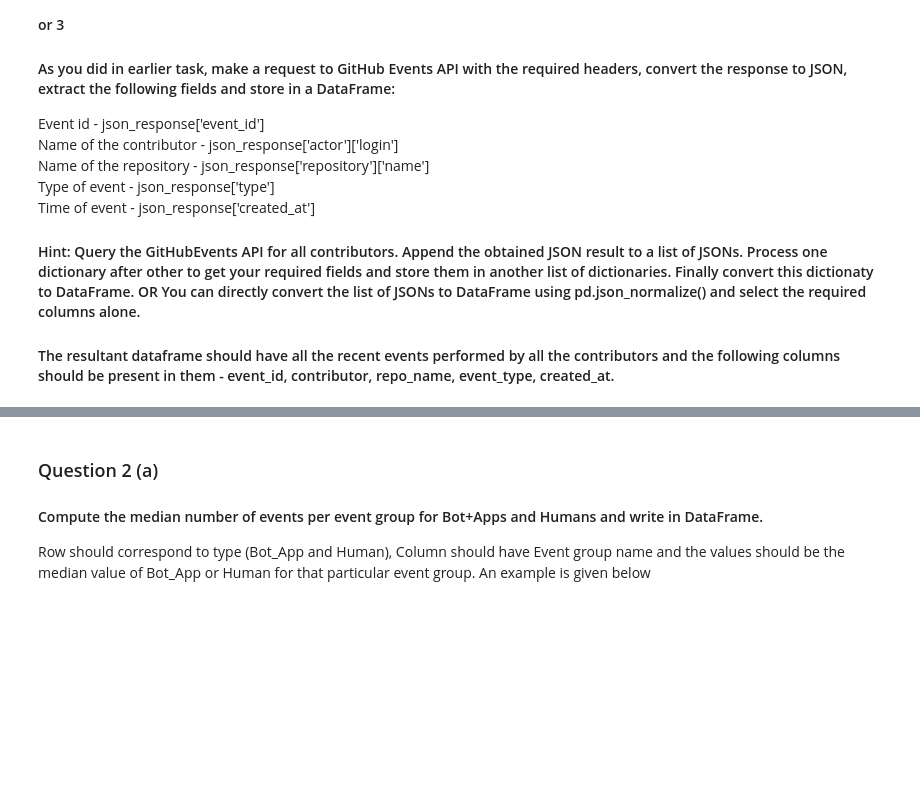
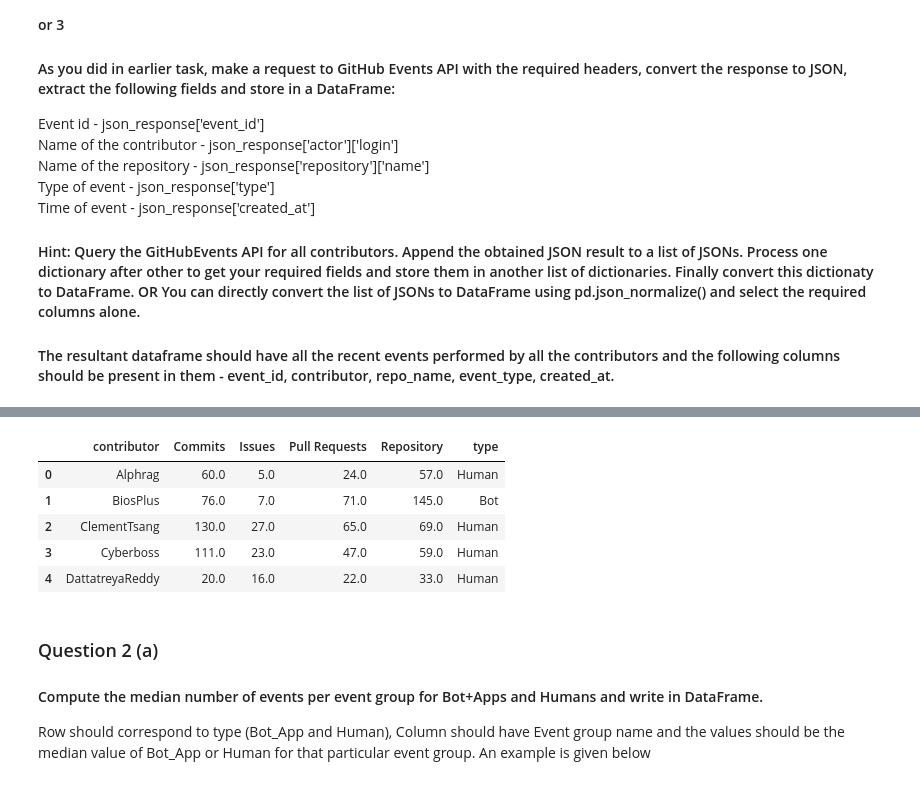
Before and after one commit to VionFrancois/Software_Evolution_TP3_2024, a Jupyter notebook: TP3_template.ipynb, the cells around one changed output, grey strips where cells are left out. Cells and saved outputs as stored; diff of their text form; code cells hidden in the pictures; blank space fills up the shorter version.

```diff
--- a/TP3_template.ipynb
+++ b/TP3_template.ipynb
@@ -416,2 +465,14 @@ repo_group = ['CreateEvent', 'DeleteEvent', 'ForkEvent', 'GollumEvent', 'MemberE
 # %%
 # YOUR CODE BELOW
+grouped_df = events_df.groupby(['contributor', 'event_group']).size().reset_index(name='event_count')
+grouped_events = grouped_df
+pivot_table = grouped_events.pivot(index='contributor', columns='event_group', values='event_count').fillna(0)
+final_df = pd.merge(pivot_table, df[['contributor', 'type']], on='contributor', how='left')
+final_df.head()
+# %% [output]
+|  | contributor | Commits | Issues | Pull Requests | Repository | type |
+| 0 | Alphrag | 60.0 | 5.0 | 24.0 | 57.0 | Human |
+| 1 | BiosPlus | 76.0 | 7.0 | 71.0 | 145.0 | Bot |
+| 2 | ClementTsang | 130.0 | 27.0 | 65.0 | 69.0 | Human |
+| 3 | Cyberboss | 111.0 | 23.0 | 47.0 | 59.0 | Human |
+| 4 | DattatreyaReddy | 20.0 | 16.0 | 22.0 | 33.0 | Human |
```
Also changed, not shown: parts of 5 cells of this notebook, 1 other file.
